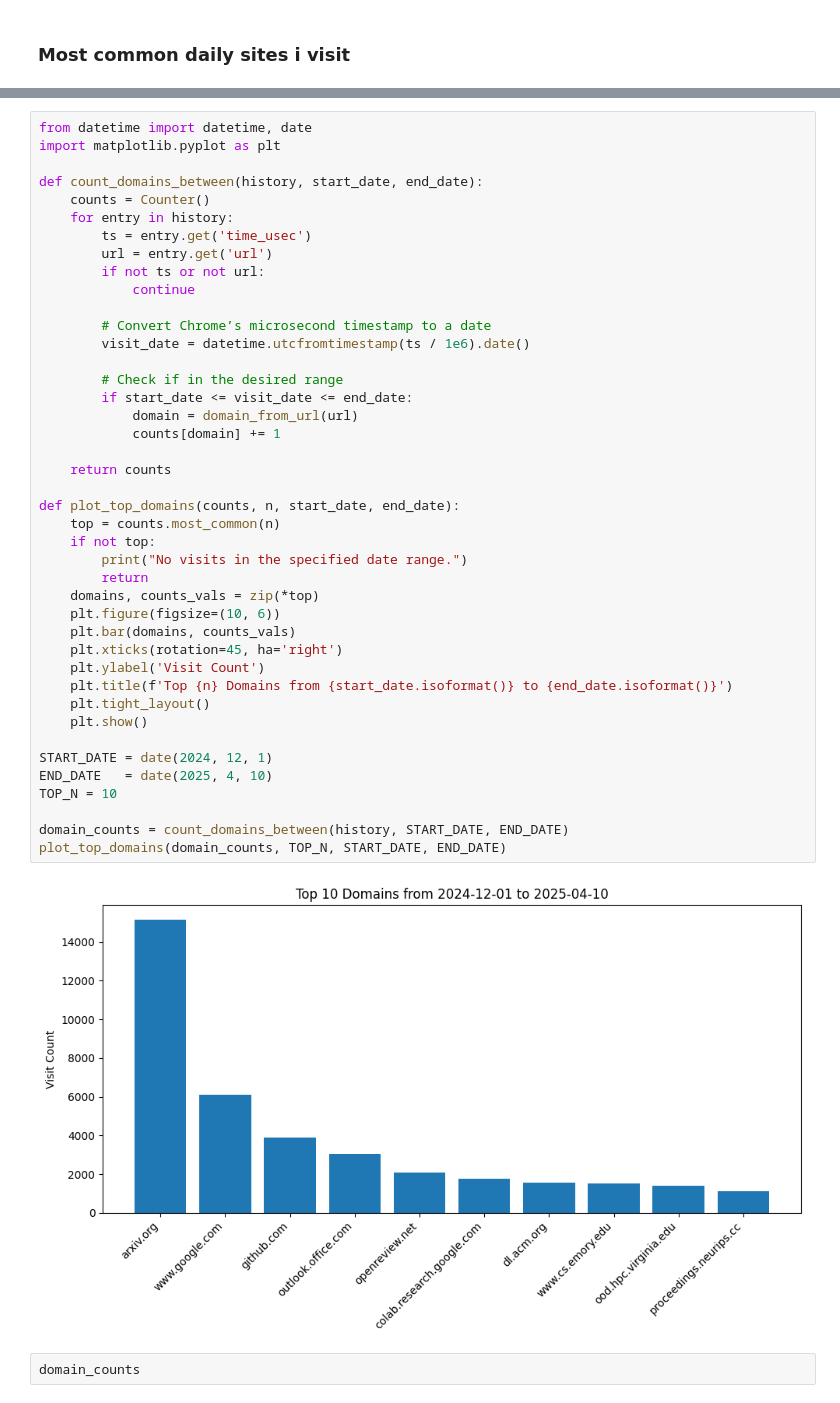
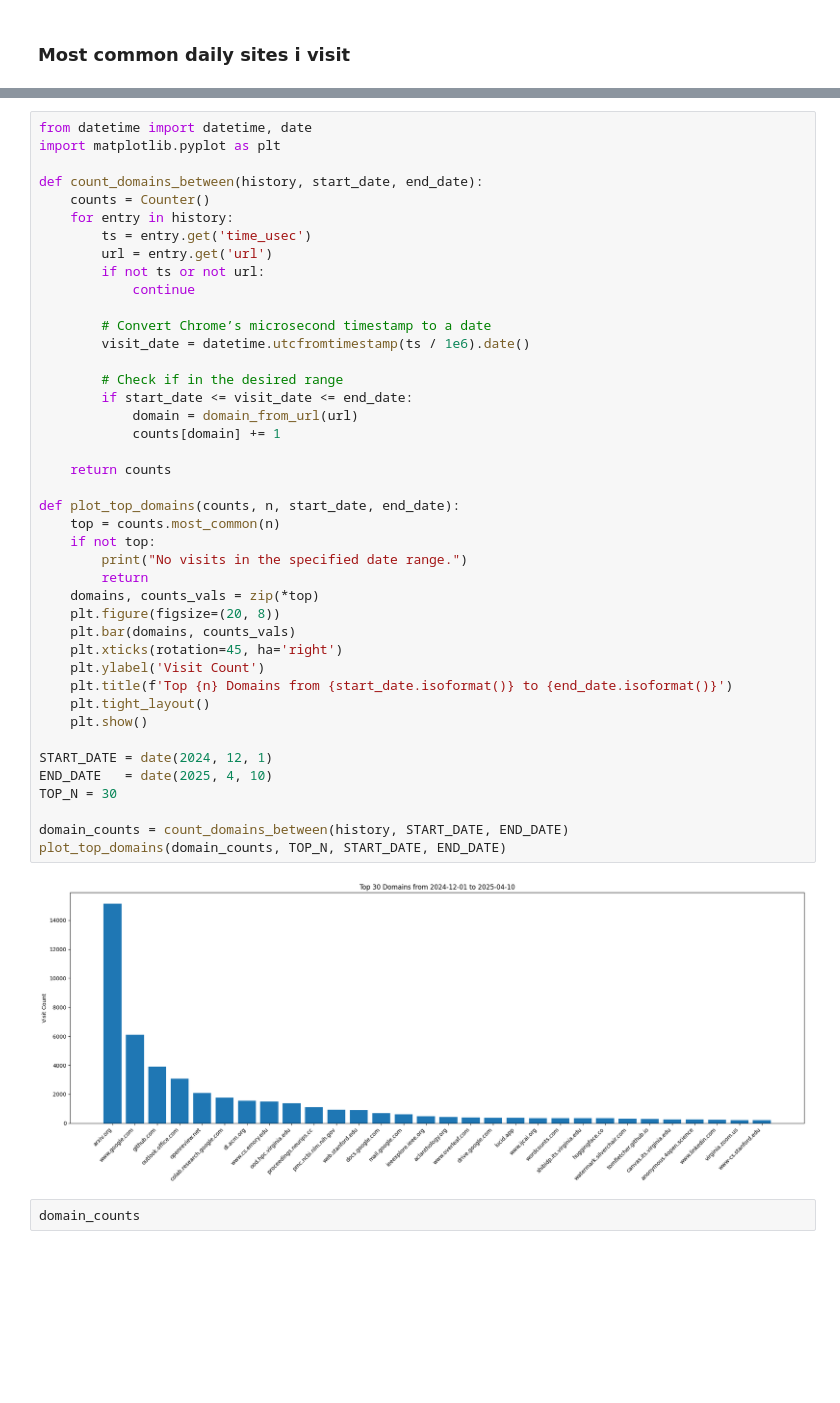
Before and after one commit to amir-hassan25/Analyzing-Online-Behavior-for-Public-Health, a Jupyter notebook: Project3/preprocess.ipynb, the cells around one changed output, grey strips where cells are left out. Drawn from its saved outputs; the diff is of its cells as text; blank space fills up the shorter version.

```diff
--- a/Project3/preprocess.ipynb
+++ b/Project3/preprocess.ipynb
@@ -84,36 +84,36 @@ def count_domains_between(history, start_date, end_date):
 
         # Convert Chrome’s microsecond timestamp to a date
         visit_date = datetime.utcfromtimestamp(ts / 1e6).date()
 
         # Check if in the desired range
         if start_date <= visit_date <= end_date:
             domain = domain_from_url(url)
             counts[domain] += 1
 
     return counts
 
 def plot_top_domains(counts, n, start_date, end_date):
     top = counts.most_common(n)
     if not top:
         print("No visits in the specified date range.")
         return
     domains, counts_vals = zip(*top)
-    plt.figure(figsize=(10, 6))
+    plt.figure(figsize=(20, 8))
     plt.bar(domains, counts_vals)
     plt.xticks(rotation=45, ha='right')
     plt.ylabel('Visit Count')
     plt.title(f'Top {n} Domains from {start_date.isoformat()} to {end_date.isoformat()}')
     plt.tight_layout()
     plt.show()
 
 START_DATE = date(2024, 12, 1)
 END_DATE   = date(2025, 4, 10)
-TOP_N = 10
+TOP_N = 30
 
 domain_counts = count_domains_between(history, START_DATE, END_DATE)
 plot_top_domains(domain_counts, TOP_N, START_DATE, END_DATE)
 # %% [output]
-[figure, old version]
+[figure, new version]
 # %%
 domain_counts
 # %% [output]
```
Also changed, not shown: parts of 31 cells of this notebook, 1 other file.
